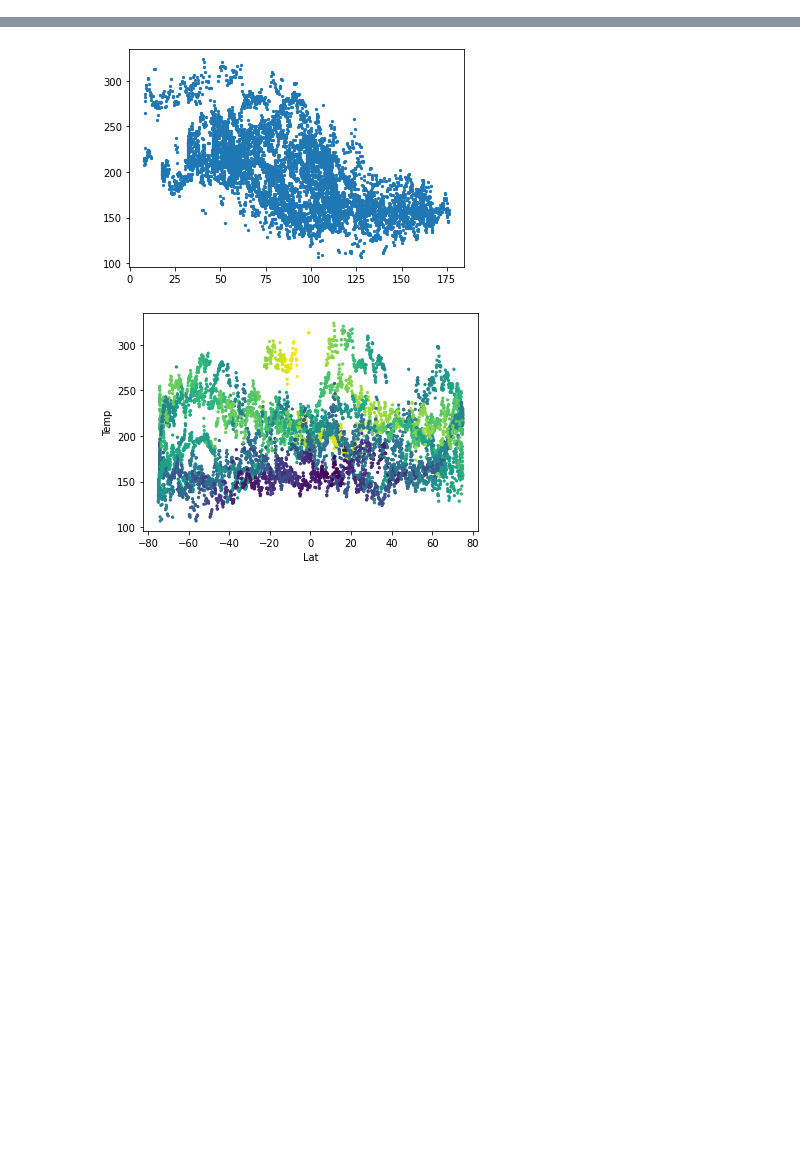
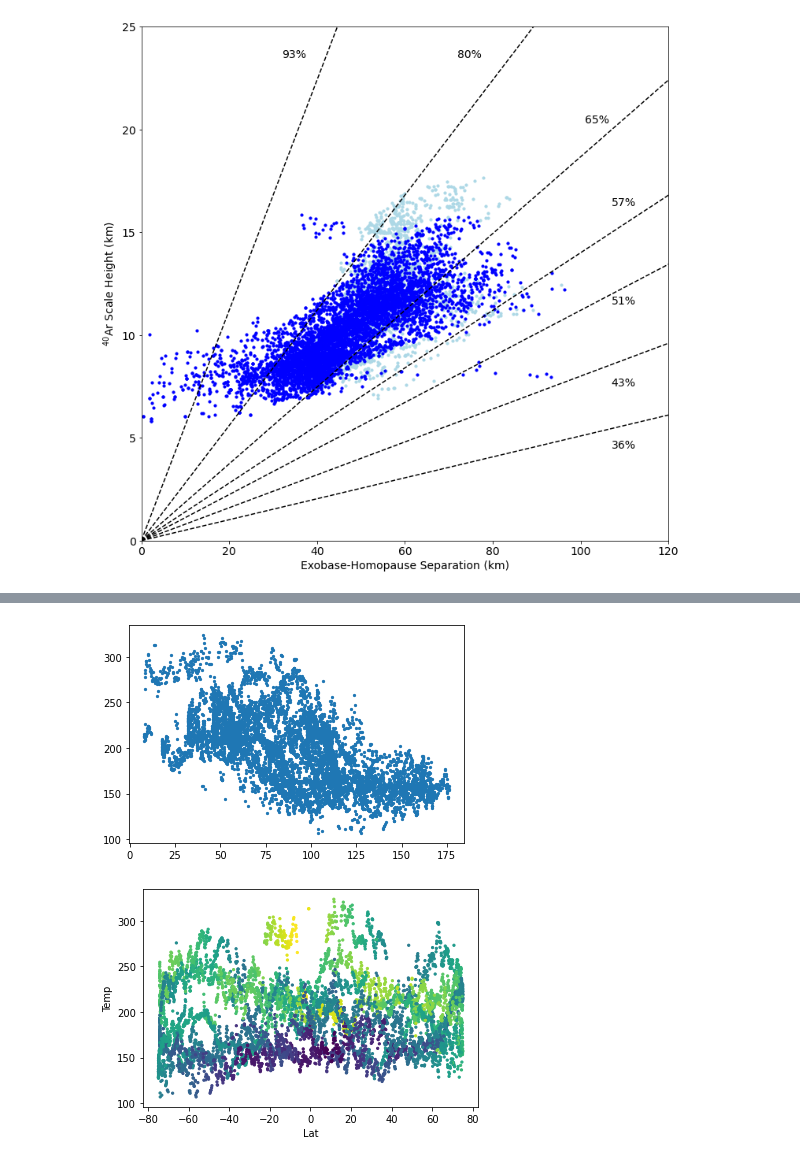
Before and after one commit to marek-slipski/NGIMS-hp, a Jupyter notebook: notebooks/Exobase_temp.ipynb, the cells around one changed output, grey strips where cells are left out. Saved outputs shown, nothing was run; the diff lists cells and outputs as text; code cells hidden in the pictures; blank space fills up the shorter version.

```diff
--- a/notebooks/Exobase_temp.ipynb
+++ b/notebooks/Exobase_temp.ipynb
@@ -32,0 +130,28 @@ data = pd.merge(data, exo, on="orbit")
+# %%
+orig = data[data["t_utc"]< dt.datetime(2016, 7, 1)]
+new = data[data["t_utc"]>dt.datetime(2016, 7, 1)]
+# %%
+model_xtxt=[137-30,137-30,137-30,137-30,116-15,72,32][::-1]
+model_ytxt=[5.5-1,9.5-2,14.5-3,21-4.7,23.5-3.2,23.5,23.5][::-1]
+
+plt.figure(figsize=(12, 12))
+
+for i,mR in enumerate(model_Rs):
+    model_H = R3836_retH(mR,seps)
+    #print 'z/H: ',seps[1]/model_H[1], model_zT[i]*(40*amu*g)/kboltz, model_zT[i]
+    plt.plot(seps,model_H,'k--',lw=1.5,label=model_ps[i])
+    plt.annotate(str(model_ps[i])+'%',(model_xtxt[i],model_ytxt[i]),size=14,color='k')
+
+plt.scatter(orig["exo_alt"] - orig["hp_alt"], orig["H_Ar"], s=10, c="lightblue")
+plt.scatter(new["exo_alt"] - new["hp_alt"], new["H_Ar"], s=10, c="blue")
+
+plt.xlim(0, 120)
+plt.ylim(0, 25)
+
+#Axes, labels, etc
+plt.xlabel('Exobase-Homopause Separation (km)',fontsize=14)
+plt.ylabel(r'$^{40}$Ar Scale Height (km)',fontsize=14)
+
+plt.show()
+# %% [output]
+[figure, added]
```
Also changed, not shown: parts of 24 cells of this notebook.
